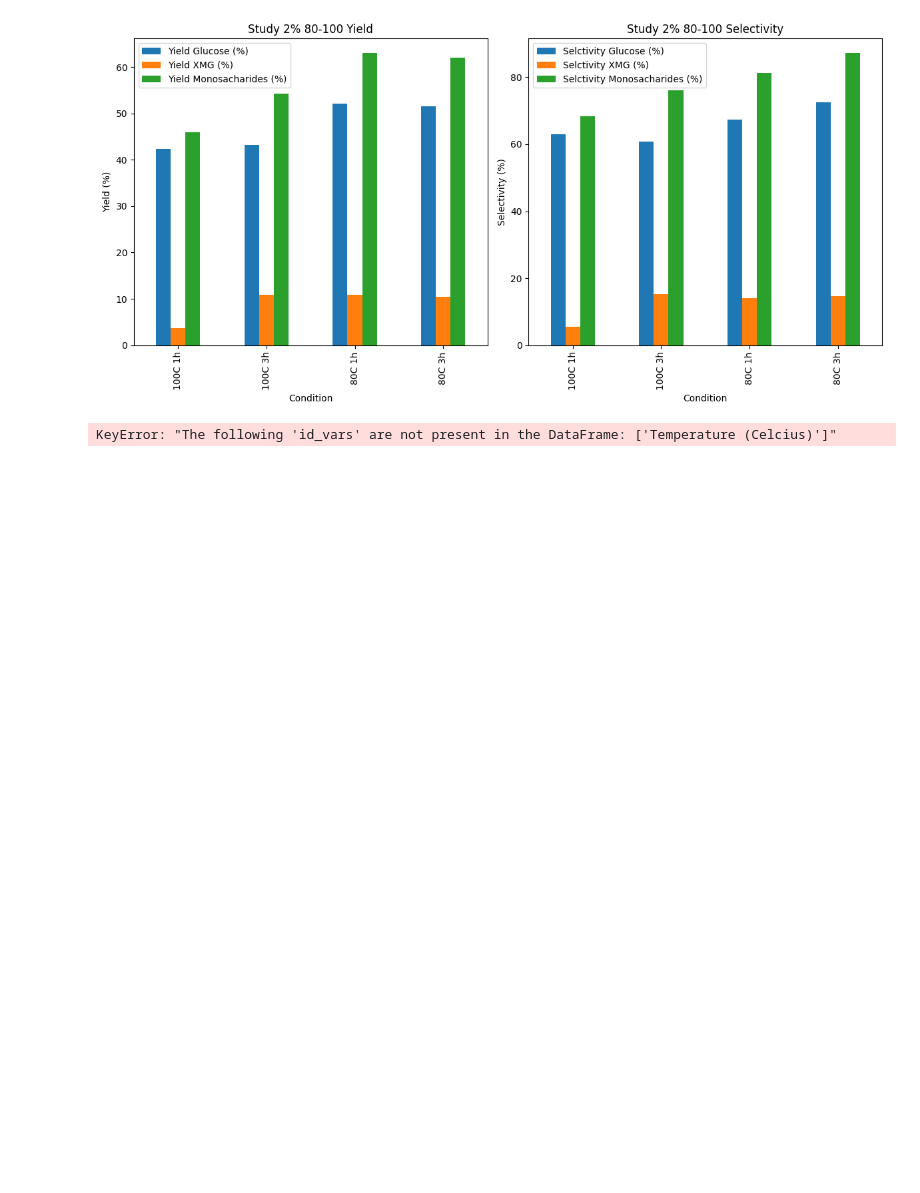
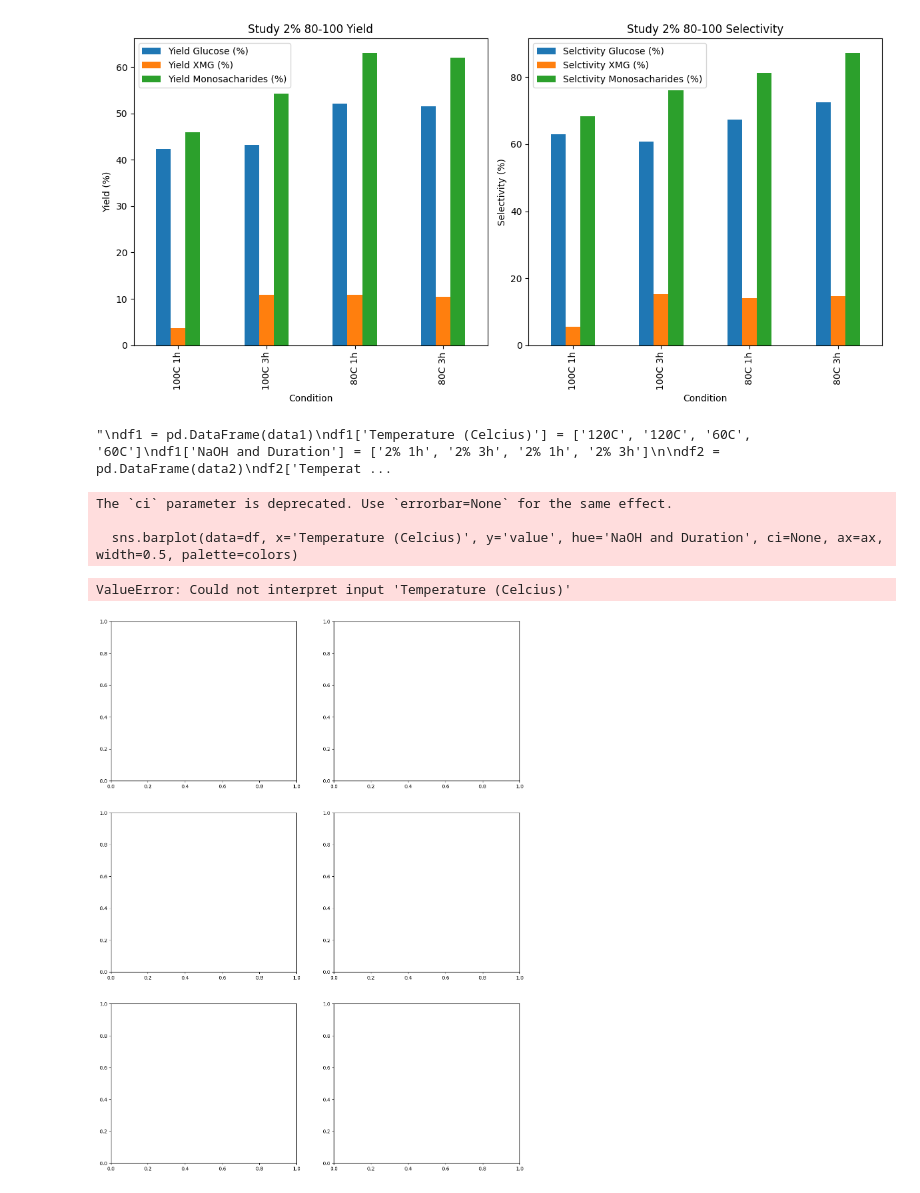
Before and after one commit to OlofssonFredrik/Pretreatment, a Jupyter notebook: calculations.ipynb, the cells around one changed output. Drawn from its saved outputs; the diff is of its cells as text; code cells hidden in the pictures; blank space fills up the shorter version.

```diff
--- a/calculations.ipynb
+++ b/calculations.ipynb
@@ -495,6 +495,7 @@ import seaborn as sns
 # ...
 
 # Create DataFrames and add columns for the study conditions
+"""
 df1 = pd.DataFrame(data1)
 df1['Temperature (Celcius)'] = ['120C', '120C', '60C', '60C']
 df1['NaOH and Duration'] = ['2% 1h', '2% 3h', '2% 1h', '2% 3h']
@@ -538,5 +539,44 @@ for ax, df, title in zip(axs.flatten(), dataframes, titles):
 
 plt.tight_layout()
 plt.show()
+"""
 # %% [output]
-KeyError: "The following 'id_vars' are not present in the DataFrame: ['Temperature (Celcius)']"
+"\ndf1 = pd.DataFrame(data1)\ndf1['Temperature (Celcius)'] = ['120C', '120C', '60C', '60C']\ndf1['NaOH and Duration'] = ['2% 1h', '2% 3h', '2% 1h', '2% 3h']\n\ndf2 = pd.DataFrame(data2)\ndf2['Temperat ...
+# %%
+import seaborn as sns
+import matplotlib.pyplot as plt
+
+# Titles
+titles = ['Yield Glucose', 'Yield XMG', 'Yield Monosacharides', 'Selectivity Glucose', 'Selectivity XMG', 'Selectivity Monosacharides']
+
+# Create a consistent color palette
+colors = sns.color_palette("Set2")
+
+# Create a figure with 6 subplots (3 rows, 2 columns)
+fig, axs = plt.subplots(3, 2, figsize=(15,20))
+
+# Plot each data set using a different color
+for ax, df, title in zip(axs.flatten(), dataframes, titles):
+    sns.barplot(data=df, x='Temperature (Celcius)', y='value', hue='NaOH and Duration', ci=None, ax=ax, width=0.5, palette=colors)
+    ax.set_title(title)
+    ax.set_ylabel('Value (%)')
+
+# Add a legend to each plot
+for ax in axs.flatten():
+    ax.legend(loc='upper right')
+
+# Add a grid to each plot
+for ax in axs.flatten():
+    ax.grid(True)
+
+# Save the plots as high-quality images
+#for ax in axs.flatten():
+#    ax.figure.savefig(title + '.png', dpi=300)
+
+plt.show()
+# %% [output]
+The `ci` parameter is deprecated. Use `errorbar=None` for the same effect.
+
+  sns.barplot(data=df, x='Temperature (Celcius)', y='value', hue='NaOH and Duration', ci=None, ax=ax, width=0.5, palette=colors)
+ValueError: Could not interpret input 'Temperature (Celcius)'
+[figure, added]
```
Also changed, not shown: parts of 1 cell of this notebook, 1 other file.
